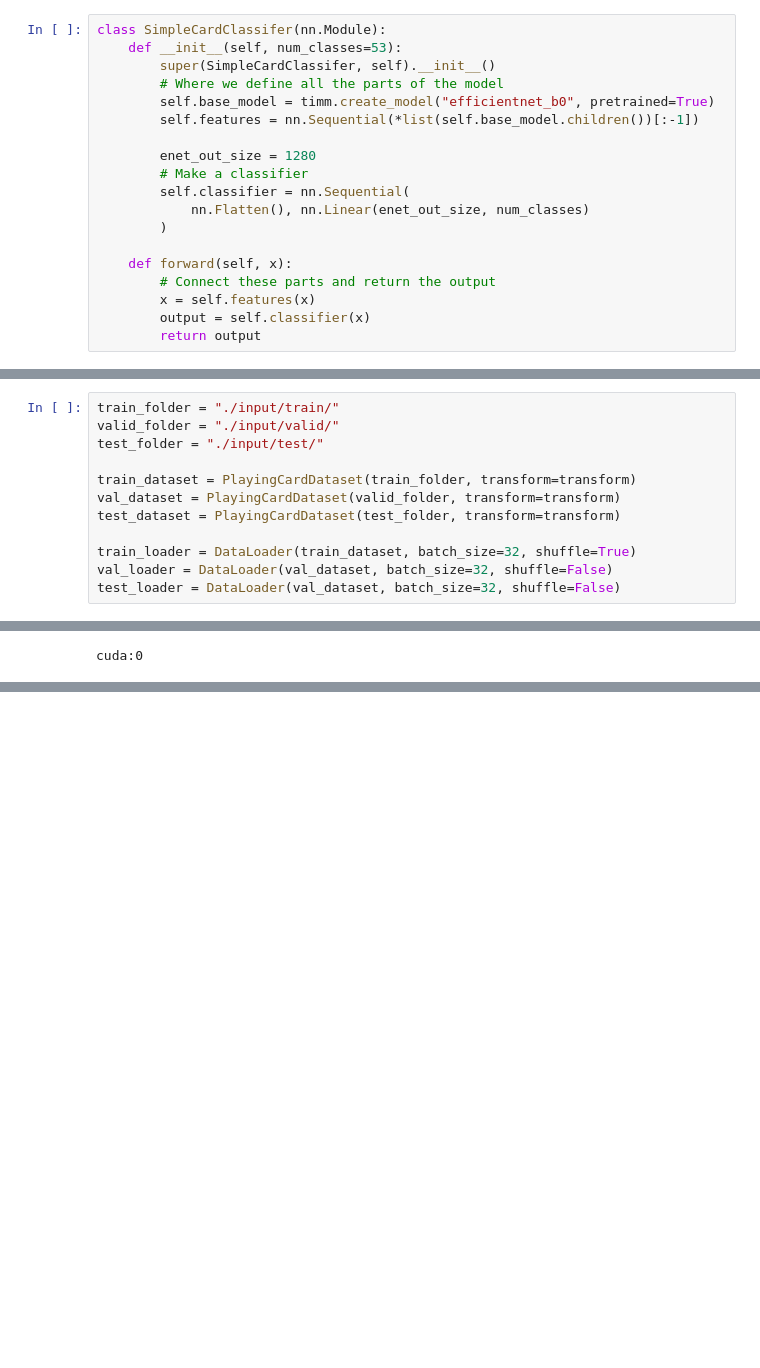
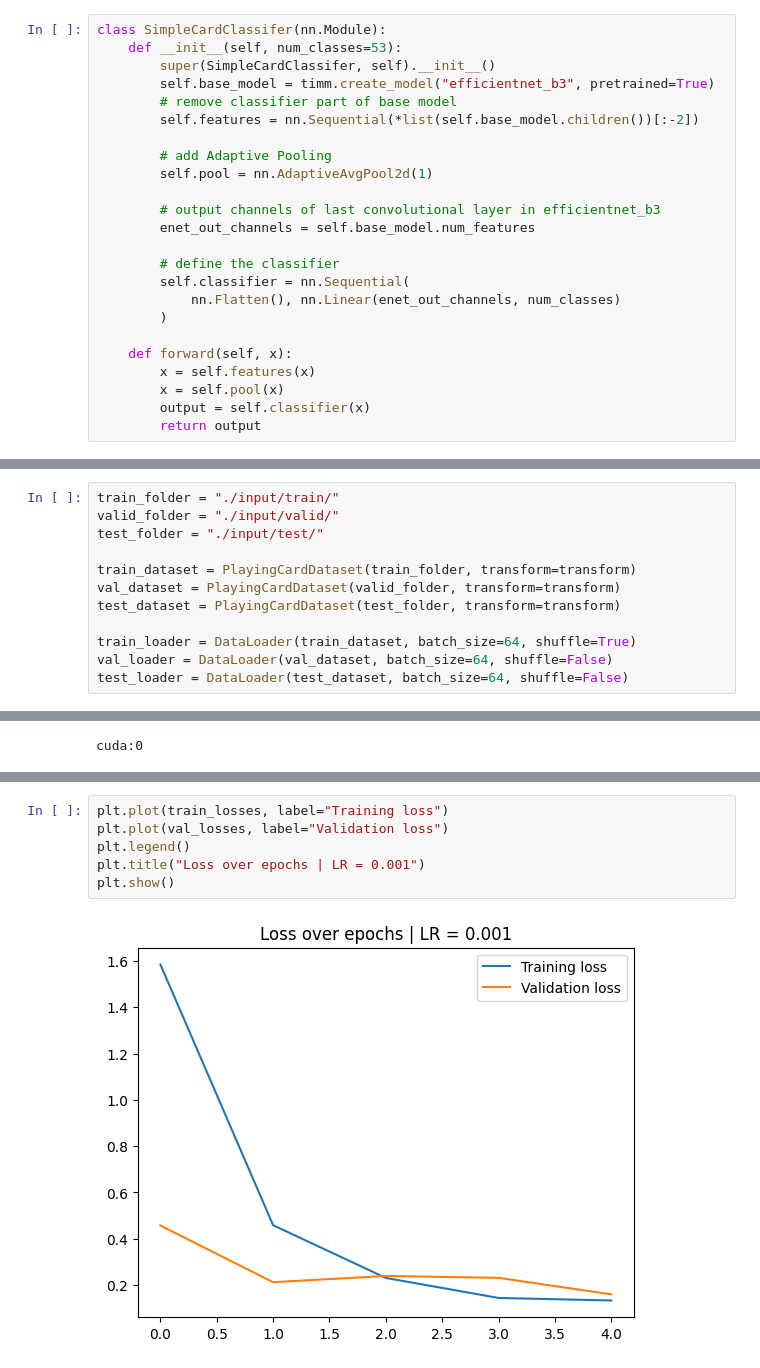
Before and after one commit to DesmondChoy/pytorch_tutorial, a Jupyter notebook: train_model.ipynb, the cells around one changed output, grey strips where cells are left out. Cells and saved outputs as stored; diff of their text form; blank space fills up the shorter version.

Commit message:
model test performance

```diff
--- a/train_model.ipynb
+++ b/train_model.ipynb
@@ -151,19 +151,24 @@ tensor([21, 48, 30, 34, 41,  3, 44, 21, 44,  8, 47, 19, 28, 44, 49, 50, 17, 52,
 class SimpleCardClassifer(nn.Module):
     def __init__(self, num_classes=53):
         super(SimpleCardClassifer, self).__init__()
-        # Where we define all the parts of the model
-        self.base_model = timm.create_model("efficientnet_b0", pretrained=True)
-        self.features = nn.Sequential(*list(self.base_model.children())[:-1])
+        self.base_model = timm.create_model("efficientnet_b3", pretrained=True)
+        # remove classifier part of base model
+        self.features = nn.Sequential(*list(self.base_model.children())[:-2])
 
-        enet_out_size = 1280
-        # Make a classifier
+        # add Adaptive Pooling
+        self.pool = nn.AdaptiveAvgPool2d(1)
+
+        # output channels of last convolutional layer in efficientnet_b3
+        enet_out_channels = self.base_model.num_features
+
+        # define the classifier
         self.classifier = nn.Sequential(
-            nn.Flatten(), nn.Linear(enet_out_size, num_classes)
+            nn.Flatten(), nn.Linear(enet_out_channels, num_classes)
         )
 
     def forward(self, x):
-        # Connect these parts and return the output
         x = self.features(x)
+        x = self.pool(x)
         output = self.classifier(x)
         return output
 # %% [markdown]
@@ -207,9 +212,9 @@ train_dataset = PlayingCardDataset(train_folder, transform=transform)
 val_dataset = PlayingCardDataset(valid_folder, transform=transform)
 test_dataset = PlayingCardDataset(test_folder, transform=transform)
 
-train_loader = DataLoader(train_dataset, batch_size=32, shuffle=True)
-val_loader = DataLoader(val_dataset, batch_size=32, shuffle=False)
-test_loader = DataLoader(val_dataset, batch_size=32, shuffle=False)
+train_loader = DataLoader(train_dataset, batch_size=64, shuffle=True)
+val_loader = DataLoader(val_dataset, batch_size=64, shuffle=False)
+test_loader = DataLoader(test_dataset, batch_size=64, shuffle=False)
 # %% [markdown]
 # # Step 3: Training loop
 # %% [markdown]
@@ -276,0 +286,8 @@ for epoch in range(num_epochs):
+# %%
+plt.plot(train_losses, label="Training loss")
+plt.plot(val_losses, label="Validation loss")
+plt.legend()
+plt.title("Loss over epochs | LR = 0.001")
+plt.show()
+# %% [output]
+[figure, added]
```
Also changed, not shown: parts of 15 cells of this notebook.
